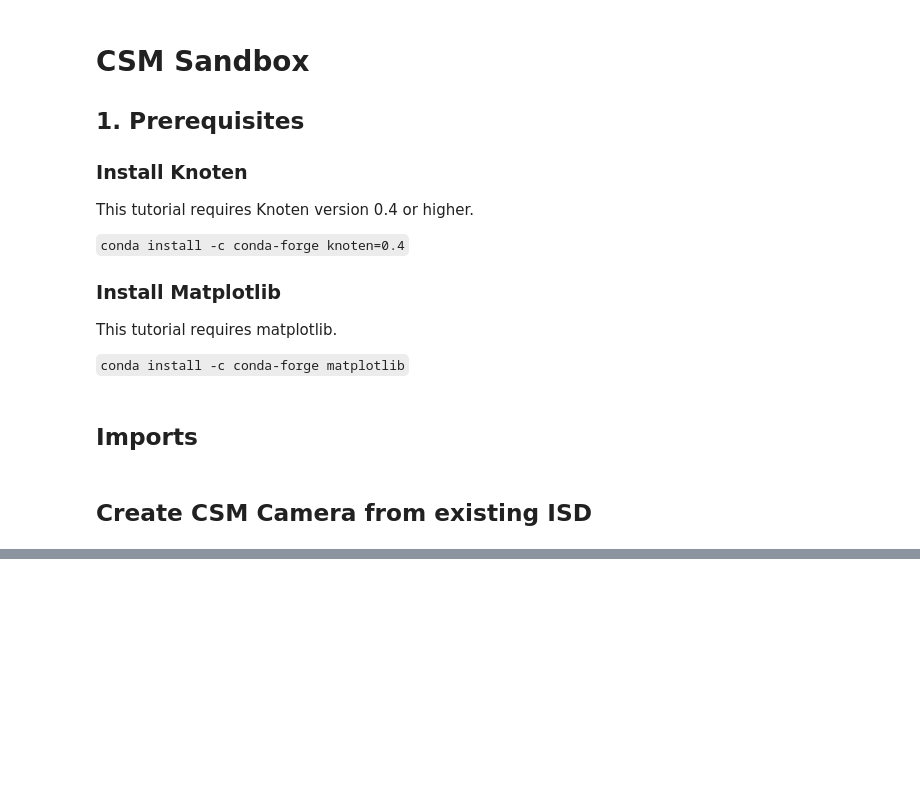
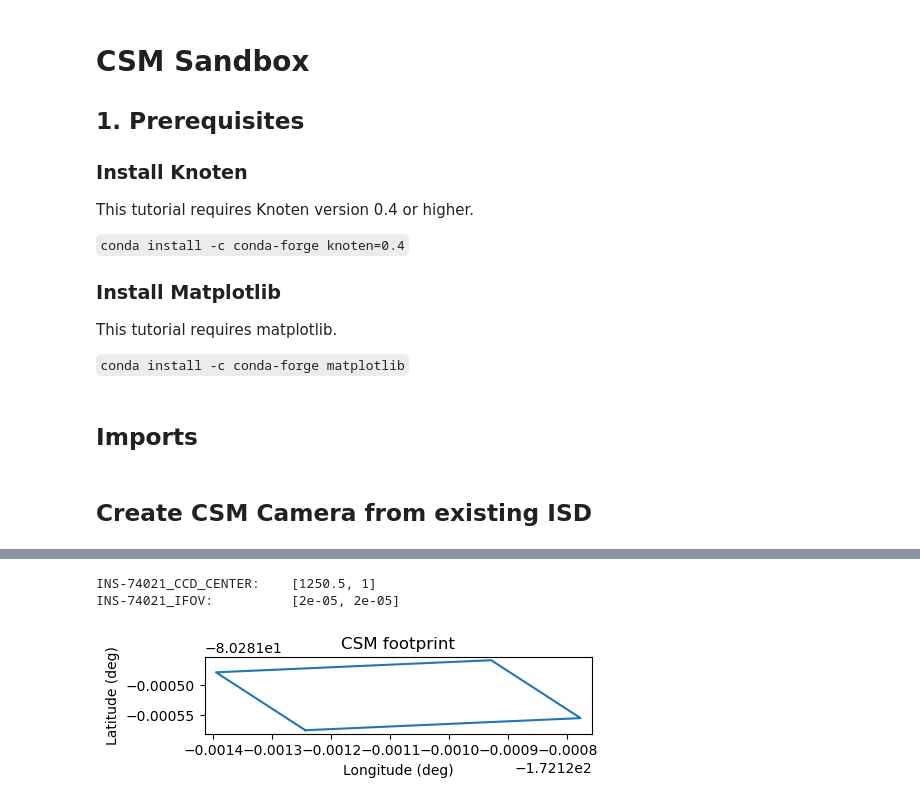
Before and after one commit to jrcain-usgs/asc-public-docs, a Jupyter notebook: docs/getting-started/csm-stack/csm-sandbox.ipynb, the cells around one changed output, grey strips where cells are left out. Drawn from its saved outputs; the diff is of its cells as text; code cells hidden in the pictures; blank space fills up the shorter version.

```diff
--- a/docs/getting-started/csm-stack/csm-sandbox.ipynb
+++ b/docs/getting-started/csm-stack/csm-sandbox.ipynb
@@ -57,0 +75,39 @@ Text(0.5, 1.0, 'CSM footprint')
+# %%
+# New values
+
+new_ccd_center = [1250.5, 1]     # Original = [2500.5, 0.5]
+new_ifov       = [.00002, .00002]  # Original = [.00002, .00002]
+
+
+# Create new ISD Dictionary and modify values
+
+isd_dict_mod = copy.deepcopy(isd_dict)
+
+ccd_center_key = full_keys(isd_dict['naif_keywords'], 'ccd_center')[0]
+isd_dict_mod['naif_keywords'][ccd_center_key] = new_ccd_center
+
+ifov_key = full_keys(isd_dict['naif_keywords'], 'ifov')[0]
+isd_dict_mod['naif_keywords'][ifov_key] = new_ifov
+
+# Write ISD to file
+isd_file_mod = os.path.join(data_dir, 'isd_file_mod.json')
+
+with open(isd_file_mod, 'w') as json_file:
+    json.dump(isd_dict_mod, json_file, indent=4)
+# %%
+# Print selected values from ISD
+print_stats(isd_dict_mod['naif_keywords'], ('ccd_center', 'ifov'))
+
+# Create Camera Model
+camera = csm.create_csm(isd_file_mod)
+
+# Get the footprint using the model
+boundary = csm.generate_boundary((isd_dict_mod["image_lines"], isd_dict_mod["image_samples"]))
+lons, lats, alts = csm.generate_latlon_boundary(camera, boundary)
+
+# Plot it
+plot_footprint(lons, lats, [5,1])
+# %% [output]
+INS-74021_CCD_CENTER:    [1250.5, 1]
+INS-74021_IFOV:          [2e-05, 2e-05]
+[figure, added]
```
Also changed, not shown: parts of 10 cells of this notebook, 1 other file.
